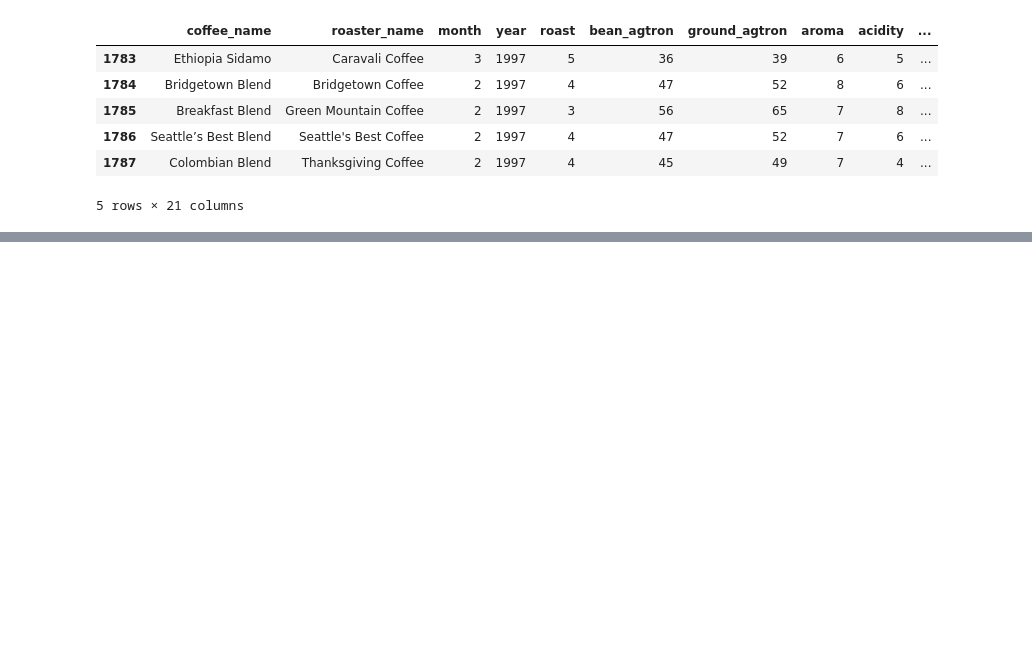
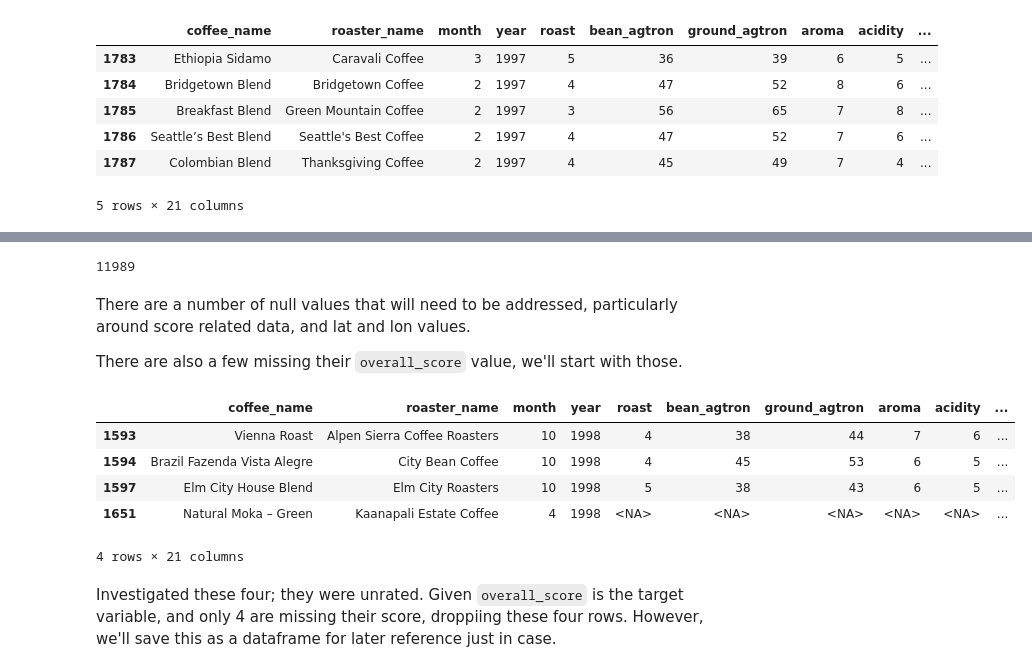
Before and after one commit to KMere21/capstone, a Jupyter notebook: Capstone_Project_Part_4_Compiling_Data-Kate_Meredith.ipynb, the cells around one changed output, grey strips where cells are left out. Cells and saved outputs as stored; diff of their text form; code cells hidden in the pictures; blank space fills up the shorter version.

```diff
--- a/Capstone_Project_Part_4_Compiling_Data-Kate_Meredith.ipynb
+++ b/Capstone_Project_Part_4_Compiling_Data-Kate_Meredith.ipynb
@@ -244,0 +268,20 @@ coffee.describe()
+# %%
+coffee.isna().sum().sum()
+# %% [output]
+11989
+# %% [markdown]
+There are a number of null values that will need to be addressed, particularly around score related data, and lat and lon values.
+
+There are also a few missing their `overall_score` value, we'll start with those.
+# %%
+overall_boolean = pd.isnull(coffee["overall_score"])
+coffee[overall_boolean]
+# %% [output]
+|  | coffee_name | roaster_name | month | year | roast | bean_agtron | ground_agtron | aroma | acidity | ... |
+| 1593 | Vienna Roast | Alpen Sierra Coffee Roasters | 10 | 1998 | 4 | 38 | 44 | 7 | 6 | ... |
+| 1594 | Brazil Fazenda Vista Alegre | City Bean Coffee | 10 | 1998 | 4 | 45 | 53 | 6 | 5 | ... |
+| 1597 | Elm City House Blend | Elm City Roasters | 10 | 1998 | 5 | 38 | 43 | 6 | 5 | ... |
+| 1651 | Natural Moka – Green | Kaanapali Estate Coffee | 4 | 1998 | <NA> | <NA> | <NA> | <NA> | <NA> | ... |
+4 rows × 21 columns
+# %% [markdown]
+Investigated these four; they were unrated. Given `overall_score` is the target variable, and only 4 are missing their score, droppiing these four rows. However, we'll save this as a dataframe for later reference just in case.
```
Also changed, not shown: parts of 44 cells of this notebook, 2 other files.
